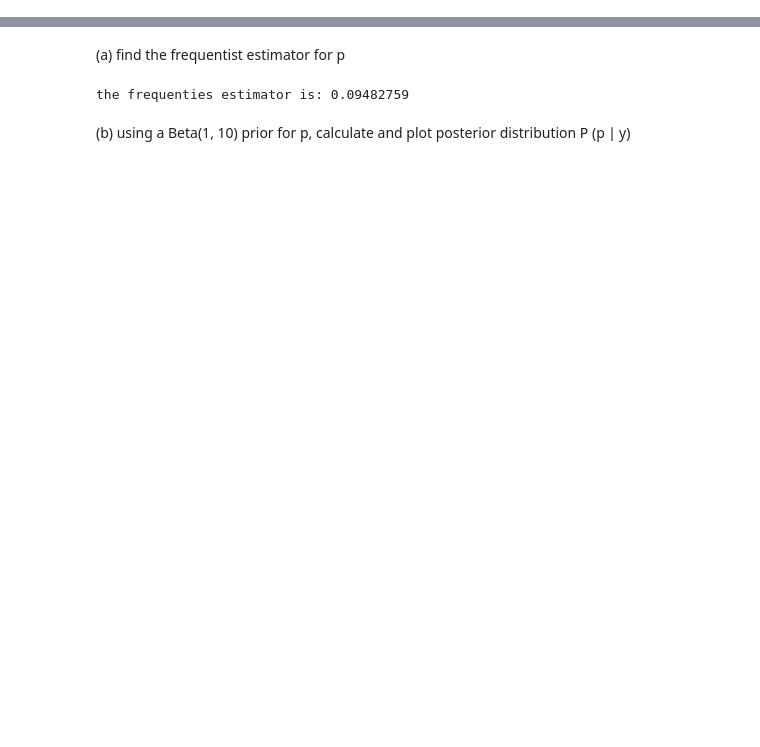
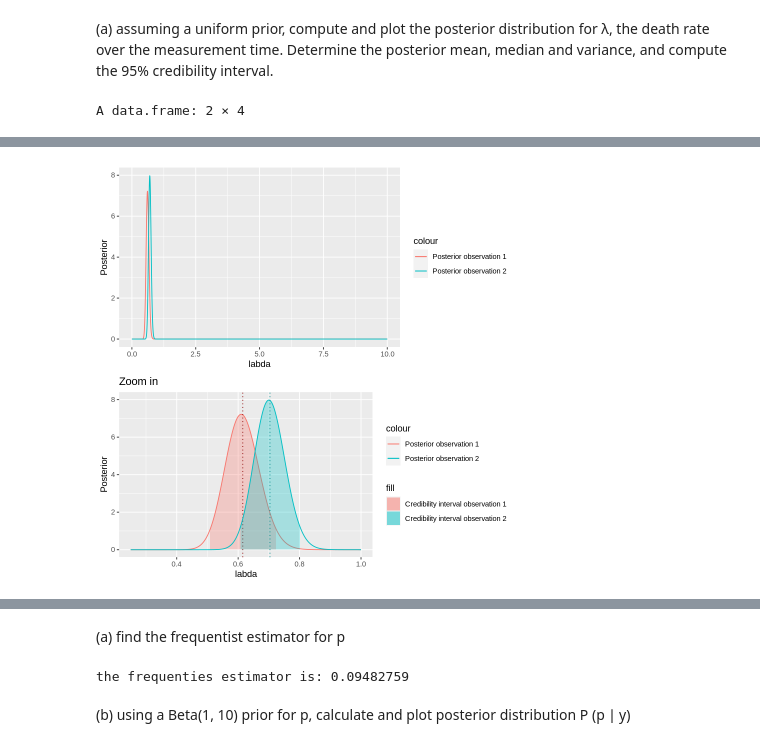
Before and after one commit to vepe99/Advance-Statistics-for-Physics-Analysis-, a Jupyter notebook: Lab5/Viterbo_Giuseppe_rlab05.ipynb, the cells around one changed output, grey strips where cells are left out. Saved outputs shown, nothing was run; the diff lists cells and outputs as text; code cells hidden in the pictures; blank space fills up the shorter version.

```diff
--- a/Lab5/Viterbo_Giuseppe_rlab05.ipynb
+++ b/Lab5/Viterbo_Giuseppe_rlab05.ipynb
@@ -26,0 +73,60 @@ The following object is masked from ‘package:dplyr’:
+# %% [markdown]
+
+(a) assuming a uniform prior, compute and plot the posterior distribution for λ, the death rate over
+the measurement time. Determine the posterior mean, median and variance, and compute the 95%
+credibility interval.
+# %%
+#posterior with uniform prior
+p.post_star_unif_1 <- p_1_like * 1 #dunif(lambda_list, min = min(lambda_list), max=max(lambda_list))#non normalized posterior
+p.post_unif_1 <- p.post_star_unif_1 / (sum(p.post_star_unif_1)*delta.t)
+mean_unif_1 <- sum(p.post_unif_1 * lambda_list)*delta.t
+variance_unif_1 <- sum(((mean_unif_1-lambda_list)^2)*p.post_unif_1)*delta.t
+lower_unif_1 <- ncredint(lambda_list, p.post_unif_1, level = 0.95)[['lower']]
+upper_unif_1 <- ncredint(lambda_list, p.post_unif_1, level = 0.95)[['upper']]
+
+
+p.post_star_unif_2 <- p_2_like * 1 #dunif(lambda_list, min = min(lambda_list), max=max(lambda_list)) #non normalized posterior
+p.post_unif_2 <- p.post_star_unif_2 / (sum(p.post_star_unif_2)*delta.t)
+mean_unif_2 <- sum(p.post_unif_2 * lambda_list)*delta.t
+variance_unif_2 <- sum(((mean_unif_2-lambda_list)^2)*p.post_unif_2)*delta.t
+lower_unif_2 <- ncredint(lambda_list, p.post_unif_2, level = 0.95)[['lower']]
+upper_unif_2 <- ncredint(lambda_list, p.post_unif_2, level = 0.95)[['upper']]
+
+
+result_unif <- data.frame(
+                mean = c(mean_unif_1, mean_unif_2),
+                variance = c(variance_unif_1, variance_unif_2),
+                lower_bound_credibility_interval = c(lower_unif_1, lower_unif_2),
+                upper_bound_credibility_interval = c(upper_unif_1, upper_unif_2),
+                row.names = c('First obseration', 'Second observation')
+                )
+result_unif
+
+
+#plot
+ggplot() +
+geom_line(aes(lambda_list, p.post_unif_1, color='Posterior observation 1')) +
+geom_line(aes(lambda_list, p.post_unif_2, color='Posterior observation 2')) +
+labs(x='labda',y ='Posterior', title='Uniform prior')-> plot_posterior_unif
+
+ggplot() +
+geom_line(aes(lambda_list, p.post_unif_1, color='Posterior observation 1')) +
+geom_area(aes(x = lambda_list[lambda_list > lower_unif_1 & lambda_list < upper_unif_1],
+              y = p.post_unif_1[lambda_list > lower_unif_1 & lambda_list < upper_unif_1],
+              fill='Credibility interval observation 1'), alpha=0.3) +
+geom_vline(aes(xintercept=mean_unif_1), color='darkRed', linetype='dotted')+
+
+
+geom_line(aes(lambda_list, p.post_unif_2, color='Posterior observation 2')) +
+geom_area(aes(x = lambda_list[lambda_list > lower_unif_2 & lambda_list < upper_unif_2],
+              y = p.post_unif_2[lambda_list > lower_unif_2 & lambda_list < upper_unif_2],
+              fill='Credibility interval observation 2'), alpha=0.3) +
+geom_vline(aes(xintercept=mean_unif_2), color='darkCyan', linetype='dotted') +
+
+labs(x='labda',y ='Posterior', title='Zoom in') +
+ylim(0, 8) +
+xlim(0.25, 1) -> plot_posterior_unif_zoom
+
+grid.arrange(grobs=list(plot_posterior_unif, plot_posterior_unif_zoom))
+# %% [output]
+A data.frame: 2 × 4
@@ -26,0 +141 @@ The following object is masked from ‘package:dplyr’:
+[figure, added]
```
Also changed, not shown: parts of 32 cells of this notebook, 2 other files.
